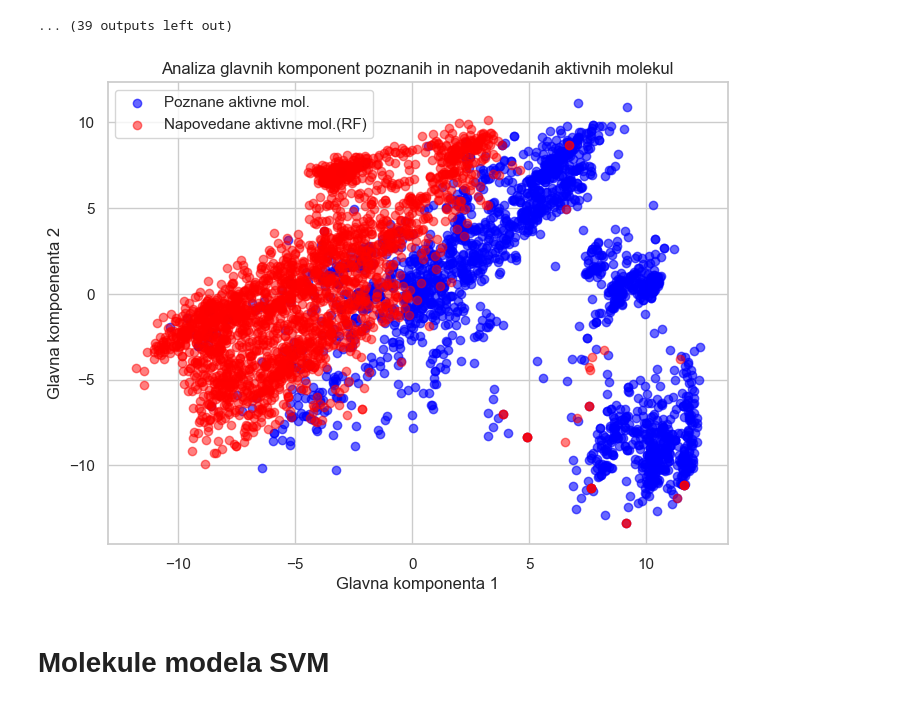
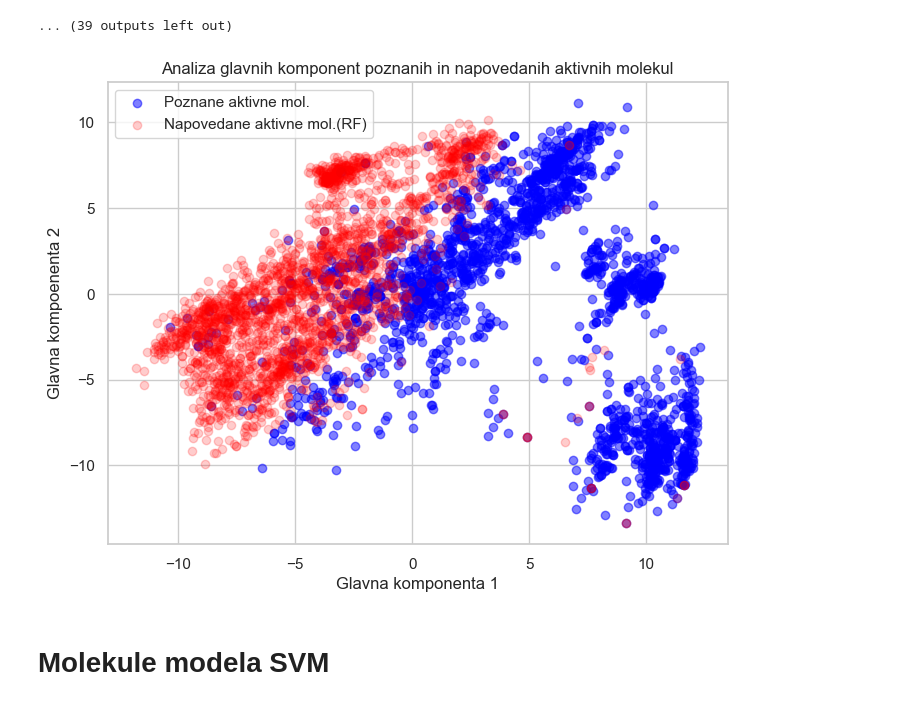
Before and after one commit to samo-n/ML-in-IDO1-drug-discovery, a Jupyter notebook: dir2/__3_3_analiza_napovedanih_aktivnih_struktur.ipynb, the cells around one changed output. Saved outputs shown, nothing was run; the diff lists cells and outputs as text; code cells hidden in the pictures.

```diff
--- a/dir2/__3_3_analiza_napovedanih_aktivnih_struktur.ipynb
+++ b/dir2/__3_3_analiza_napovedanih_aktivnih_struktur.ipynb
@@ -340,34 +340,34 @@ SMILES: CC(NC(=O)c1ccc(Cl)cc1)C1CC2CCC1C2
 # %%
 import numpy as np
 import matplotlib.pyplot as plt
 from sklearn.decomposition import PCA
 
 # Assuming proven_active and predicted_active_rf are given as NumPy arrays
 proven_active = proven_bits
 predicted_active_rf = predicted_bits
 
 # Combine both datasets for PCA
 combined_data = np.vstack((proven_active, predicted_active_rf))
 
 # Apply PCA
 pca = PCA(n_components=2)
 pca_result = pca.fit_transform(combined_data)
 
 # Split back into original groups
 pca_proven_active = pca_result[:len(proven_active)]
 pca_predicted_active_rf = pca_result[len(proven_active):]
 
 # Plot the results
 plt.figure(figsize=(8, 6))
-plt.scatter(pca_proven_active[:, 0], pca_proven_active[:, 1], label="Poznane aktivne mol.", alpha=0.6, color='blue')
-plt.scatter(pca_predicted_active_rf[:, 0], pca_predicted_active_rf[:, 1], label="Napovedane aktivne mol.(RF)", alpha=0.5, color='red')
+plt.scatter(pca_proven_active[:, 0], pca_proven_active[:, 1], label="Poznane aktivne mol.", alpha=0.5, color='blue')
+plt.scatter(pca_predicted_active_rf[:, 0], pca_predicted_active_rf[:, 1], label="Napovedane aktivne mol.(RF)", alpha=0.2, color='red')
 plt.xlabel("Glavna komponenta 1")
 plt.ylabel("Glavna kompoenenta 2")
 plt.title("Analiza glavnih komponent poznanih in napovedanih aktivnih molekul")
 plt.legend()
 plt.show()
 # %% [output]
-[figure, old version]
+[figure, new version]
 # %% [markdown]
 # Molekule modela SVM
 # %%
```
Also changed, not shown: parts of 5 cells of this notebook.
